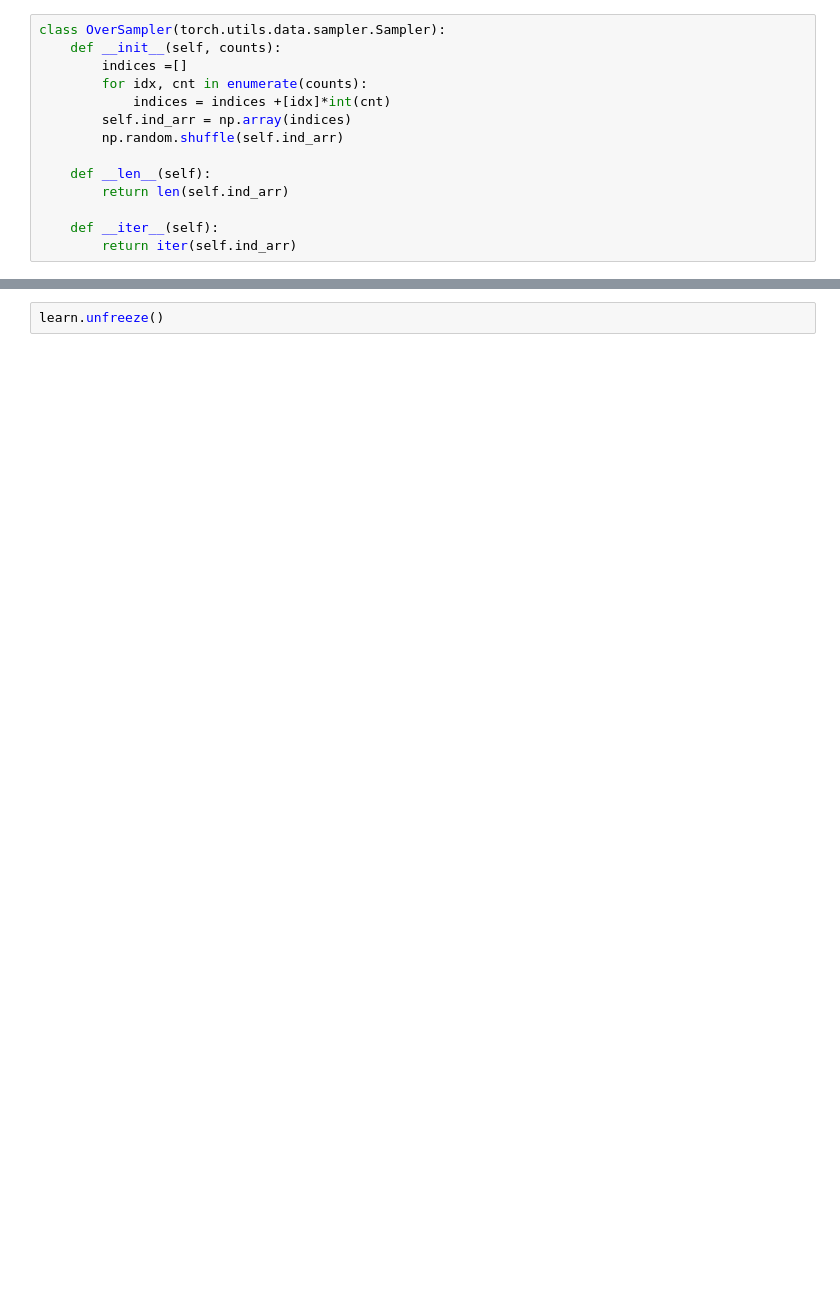
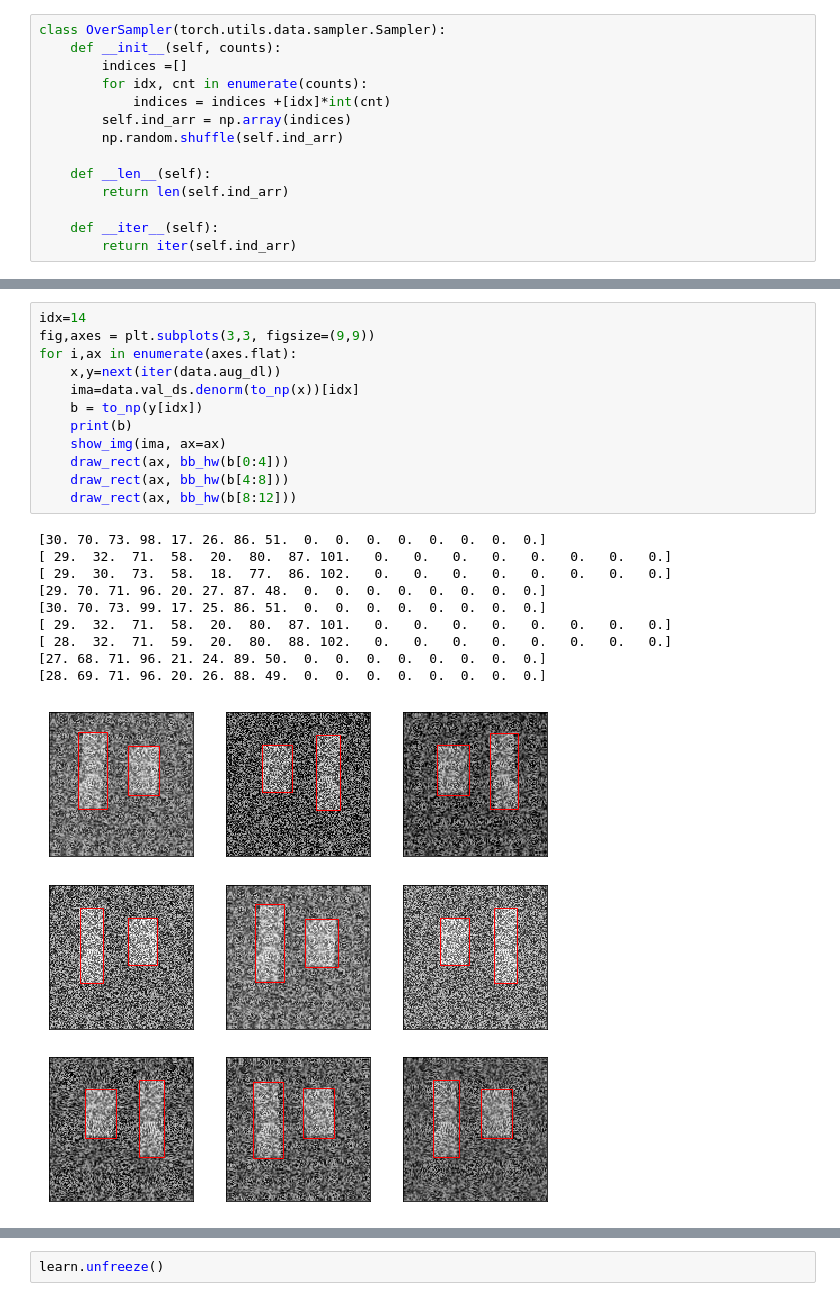
Before and after one commit to slawekslex/dl_experiments, a Jupyter notebook: pneumonia/ToyClassification.ipynb, the cells around one changed output, grey strips where cells are left out. Drawn from its saved outputs; the diff is of its cells as text; blank space fills up the shorter version.

```diff
--- a/pneumonia/ToyClassification.ipynb
+++ b/pneumonia/ToyClassification.ipynb
@@ -67,3 +183,26 @@ learn = ConvLearner.pretrained(arch, data, precompute=True, ps=0.5)
+# %%
+idx=14
+fig,axes = plt.subplots(3,3, figsize=(9,9))
+for i,ax in enumerate(axes.flat):
+    x,y=next(iter(data.aug_dl))
+    ima=data.val_ds.denorm(to_np(x))[idx]
+    b = to_np(y[idx])
+    print(b)
+    show_img(ima, ax=ax)
+    draw_rect(ax, bb_hw(b[0:4]))
+    draw_rect(ax, bb_hw(b[4:8]))
+    draw_rect(ax, bb_hw(b[8:12]))
+# %% [output]
+[30. 70. 73. 98. 17. 26. 86. 51.  0.  0.  0.  0.  0.  0.  0.  0.]
+[ 29.  32.  71.  58.  20.  80.  87. 101.   0.   0.   0.   0.   0.   0.   0.   0.]
+[ 29.  30.  73.  58.  18.  77.  86. 102.   0.   0.   0.   0.   0.   0.   0.   0.]
+[29. 70. 71. 96. 20. 27. 87. 48.  0.  0.  0.  0.  0.  0.  0.  0.]
+[30. 70. 73. 99. 17. 25. 86. 51.  0.  0.  0.  0.  0.  0.  0.  0.]
+[ 29.  32.  71.  58.  20.  80.  87. 101.   0.   0.   0.   0.   0.   0.   0.   0.]
+[ 28.  32.  71.  59.  20.  80.  88. 102.   0.   0.   0.   0.   0.   0.   0.   0.]
+[27. 68. 71. 96. 21. 24. 89. 50.  0.  0.  0.  0.  0.  0.  0.  0.]
+[28. 69. 71. 96. 20. 26. 88. 49.  0.  0.  0.  0.  0.  0.  0.  0.]
+[figure, added]
 # %%
 learn.lr_find()
 learn.sched.plot()
```
Also changed, not shown: parts of 37 cells of this notebook, 1 other file.
